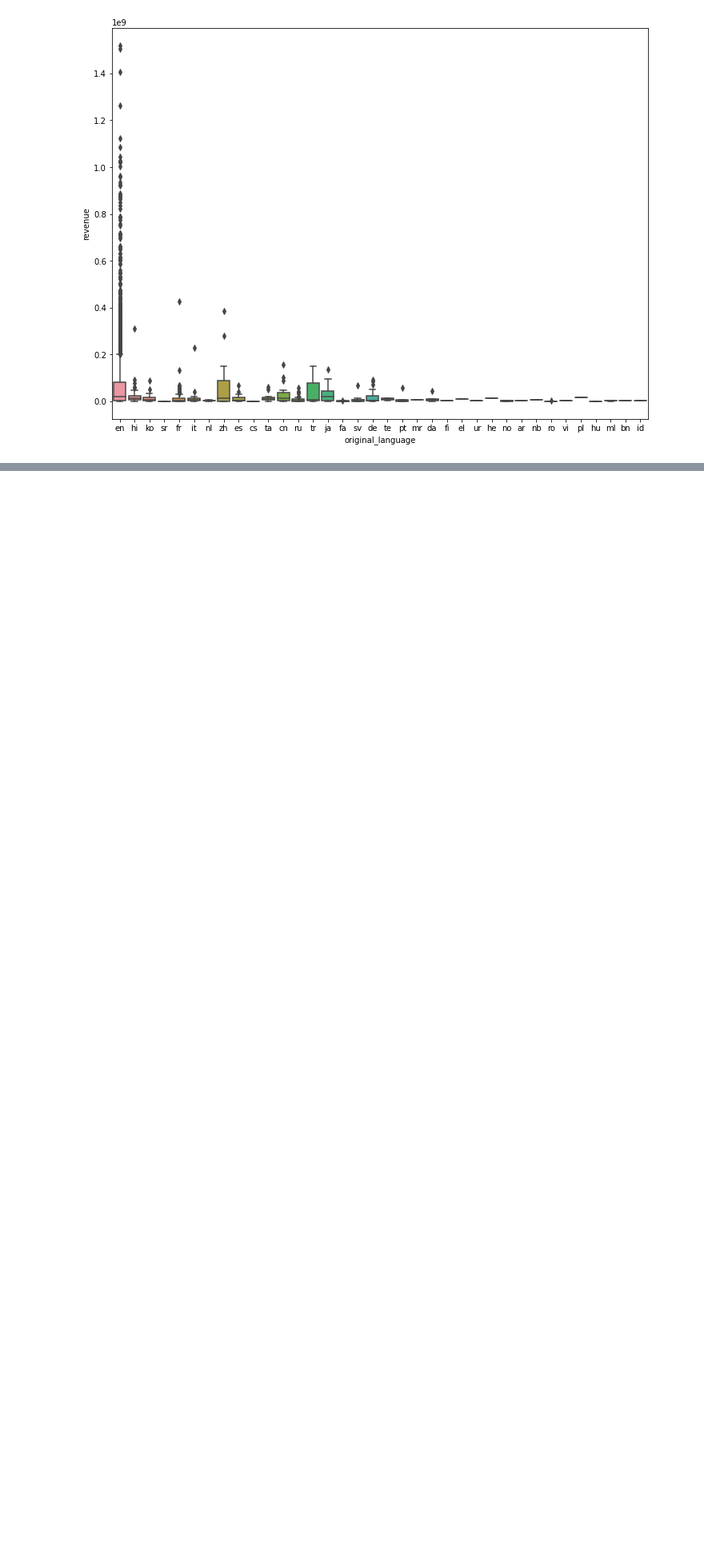
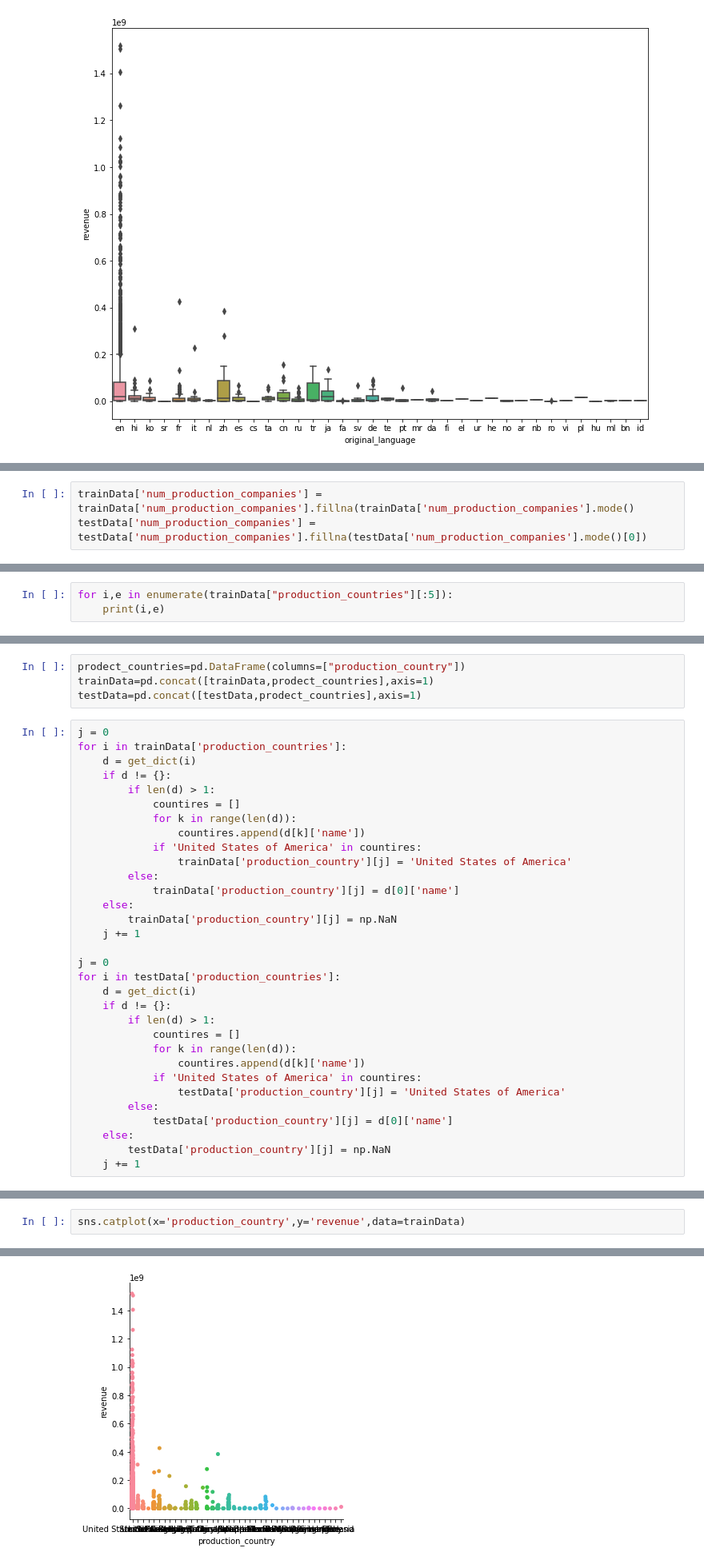
Before and after one commit to mohamedali-sc/TMDB-Box-Office-Prediction, a Jupyter notebook: model.ipynb, the cells around one changed output, grey strips where cells are left out. Shown at 80% size. Saved outputs shown, nothing was run; the diff lists cells and outputs as text; blank space fills up the shorter version.

```diff
--- a/model.ipynb
+++ b/model.ipynb
@@ -293,0 +373,3 @@ KeyboardInterrupt:
+# %%
+trainData['num_production_companies'] = trainData['num_production_companies'].fillna(trainData['num_production_companies'].mode()
+testData['num_production_companies'] = testData['num_production_companies'].fillna(testData['num_production_companies'].mode()[0])
@@ -293,0 +384,3 @@ KeyboardInterrupt:
+# %%
+for i,e in enumerate(trainData["production_countries"][:5]):
+    print(i,e)
@@ -293,0 +393,36 @@ KeyboardInterrupt:
+# %%
+prodect_countries=pd.DataFrame(columns=["production_country"])
+trainData=pd.concat([trainData,prodect_countries],axis=1)
+testData=pd.concat([testData,prodect_countries],axis=1)
+# %%
+j = 0
+for i in trainData['production_countries']:
+    d = get_dict(i)
+    if d != {}:
+        if len(d) > 1:
+            countires = []
+            for k in range(len(d)):
+                countires.append(d[k]['name'])
+            if 'United States of America' in countires:
+                trainData['production_country'][j] = 'United States of America'
+        else:
+            trainData['production_country'][j] = d[0]['name']
+    else:
+        trainData['production_country'][j] = np.NaN
+    j += 1
+
+j = 0
+for i in testData['production_countries']:
+    d = get_dict(i)
+    if d != {}:
+        if len(d) > 1:
+            countires = []
+            for k in range(len(d)):
+                countires.append(d[k]['name'])
+            if 'United States of America' in countires:
+                testData['production_country'][j] = 'United States of America'
+        else:
+            testData['production_country'][j] = d[0]['name']
+    else:
+        testData['production_country'][j] = np.NaN
+    j += 1
@@ -293,0 +456,3 @@ KeyboardInterrupt:
+# %%
+sns.catplot(x='production_country',y='revenue',data=trainData)
+# %% [output]
@@ -293,0 +460 @@ KeyboardInterrupt:
+[figure, added]
```
Also changed, not shown: parts of 74 cells of this notebook.
